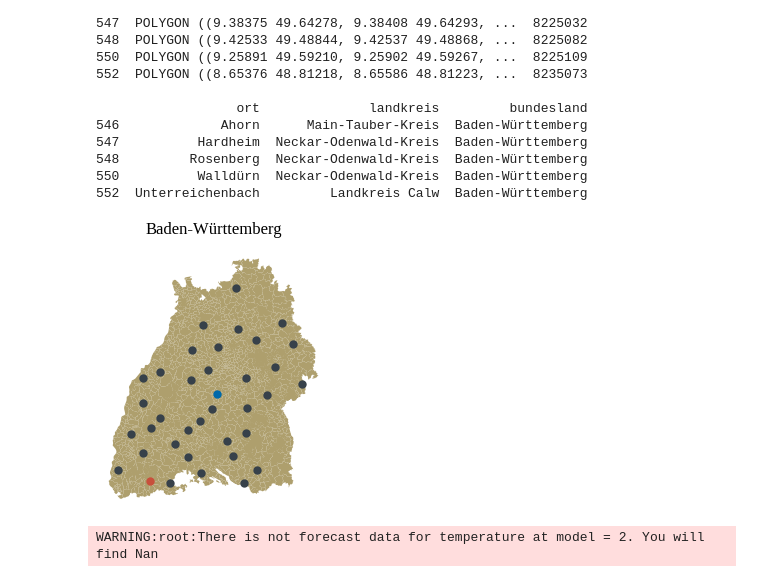
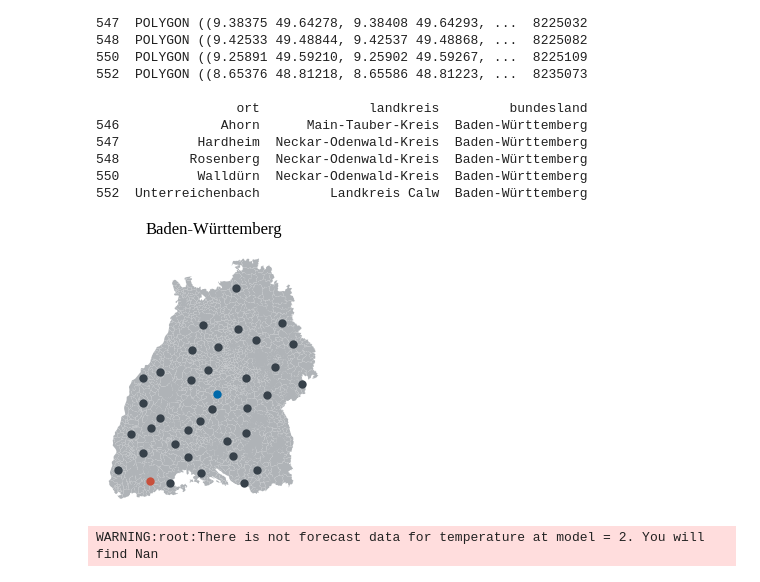
Before and after one commit to RobinU434/DataLiteracy, a Jupyter notebook: studies/11_01_24_LD_fig_BaWu_stations_20_01.ipynb, the cells around one changed output. Cells and saved outputs as stored; diff of their text form; code cells hidden in the pictures.

```diff
--- a/studies/11_01_24_LD_fig_BaWu_stations_20_01.ipynb
+++ b/studies/11_01_24_LD_fig_BaWu_stations_20_01.ipynb
@@ -140,36 +140,36 @@ FIG_SAVE_BASE_PATH = "../docs/report/fig/"
 # %%
 
 fig, ax = plt.subplots()
 
 #plz_shape_df.plot(ax=ax, color='orange', alpha=0.8)
 bawu_df.plot(ax = ax,
              categorical = True,
-             color=tue_plot_colors[2],
+             color=tue_plot_colors[4],
              alpha = 1)
 # Plot cities.
 for c in stations_dict.keys():
     # Plot city name.
 
     # Plot city location centroid.
     dot_color = tue_plot_colors[3] if c == 'Tübingen' else tue_plot_colors[6] if c == 'Dachsberg-Wolpadingen' else tue_plot_colors[1]
 
     ax.plot(
         stations_dict[c][0],
         stations_dict[c][1],
         marker='.',
         c=dot_color,
         alpha=1 if c != 'Tübingen' else 1,
     )
 
 ax.set(
     title='Baden-Württemberg',
     xticks = [],
     yticks = [],
 )
 plt.box(False)
-plt.savefig(os.path.join(FIG_SAVE_BASE_PATH,'bawu_map_stations.pdf'))
+plt.savefig(os.path.join(FIG_SAVE_BASE_PATH,'fig_bawu_map_stations.pdf'))
 # %% [output]
-[figure, old version]
+[figure, new version]
 # %%
 import datetime
 import logging
```
Also changed, not shown: 1 other file.
